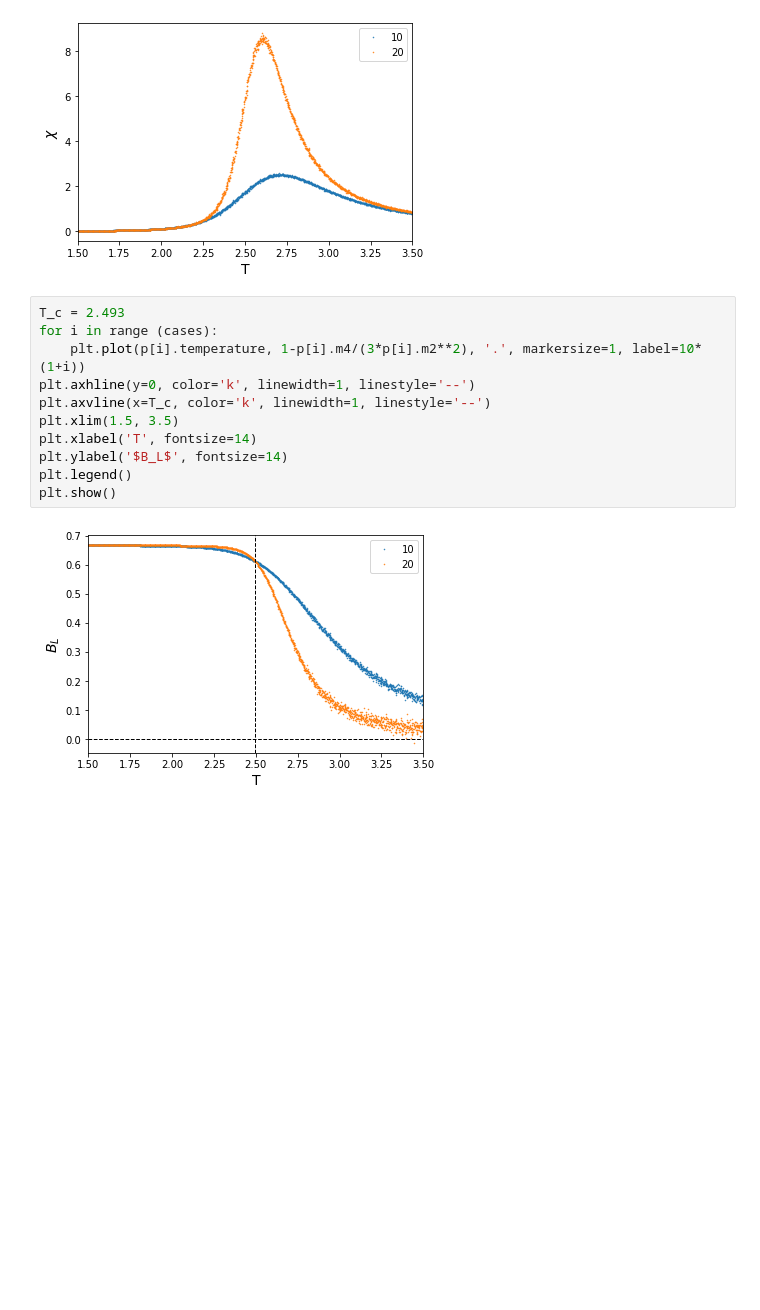
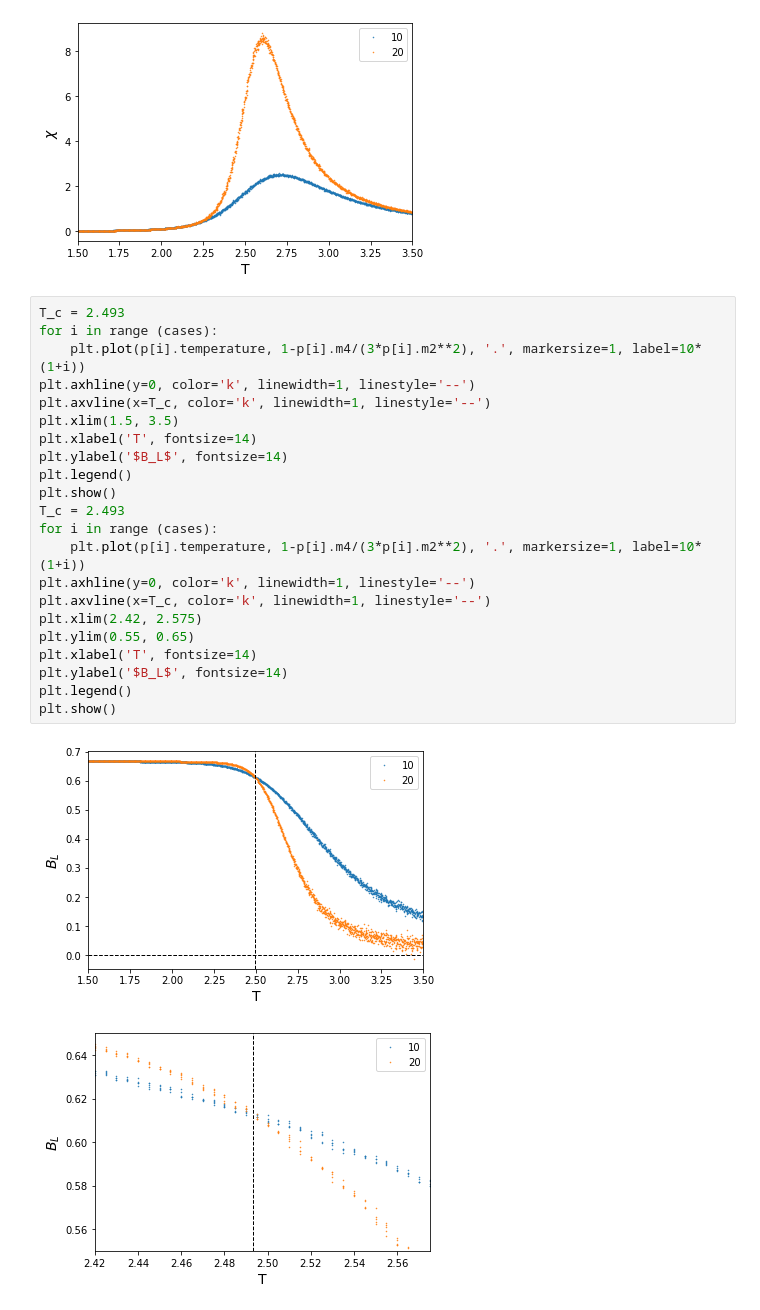
Before and after one commit to aadeliee22/MCMCIsing_SLMC, a Jupyter notebook: python/5th/plaquette(B_L).ipynb, the cells around one changed output. Drawn from its saved outputs; the diff is of its cells as text; blank space fills up the shorter version.

```diff
--- a/python/5th/plaquette(B_L).ipynb
+++ b/python/5th/plaquette(B_L).ipynb
@@ -31,13 +31,25 @@ plt.show()
 # %%
 T_c = 2.493
 for i in range (cases):
     plt.plot(p[i].temperature, 1-p[i].m4/(3*p[i].m2**2), '.', markersize=1, label=10*(1+i))
 plt.axhline(y=0, color='k', linewidth=1, linestyle='--')
 plt.axvline(x=T_c, color='k', linewidth=1, linestyle='--')
 plt.xlim(1.5, 3.5)
 plt.xlabel('T', fontsize=14)
 plt.ylabel('$B_L$', fontsize=14)
 plt.legend()
 plt.show()
+T_c = 2.493
+for i in range (cases):
+    plt.plot(p[i].temperature, 1-p[i].m4/(3*p[i].m2**2), '.', markersize=1, label=10*(1+i))
+plt.axhline(y=0, color='k', linewidth=1, linestyle='--')
+plt.axvline(x=T_c, color='k', linewidth=1, linestyle='--')
+plt.xlim(2.42, 2.575)
+plt.ylim(0.55, 0.65)
+plt.xlabel('T', fontsize=14)
+plt.ylabel('$B_L$', fontsize=14)
+plt.legend()
+plt.show()
 # %% [output]
 [figure]
+[figure, added]
```
Also changed, not shown: 2 other files.
